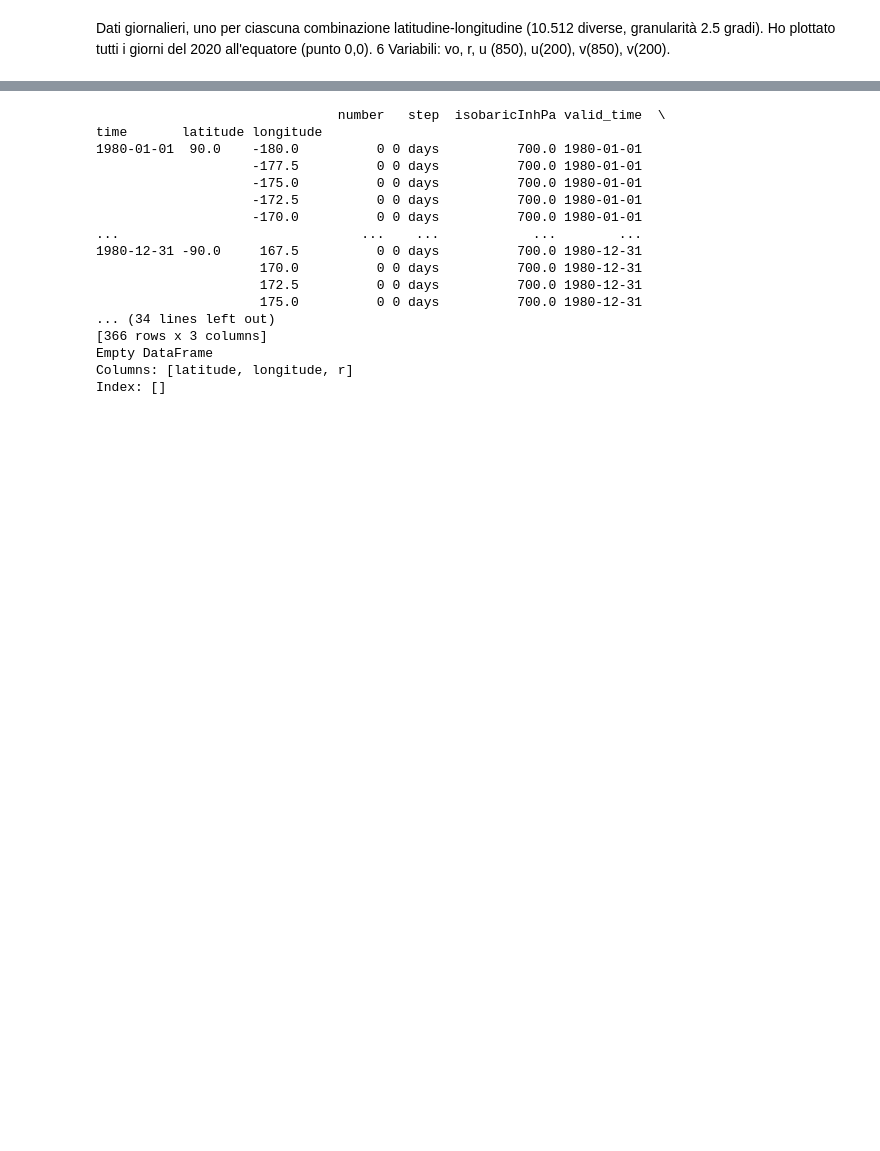
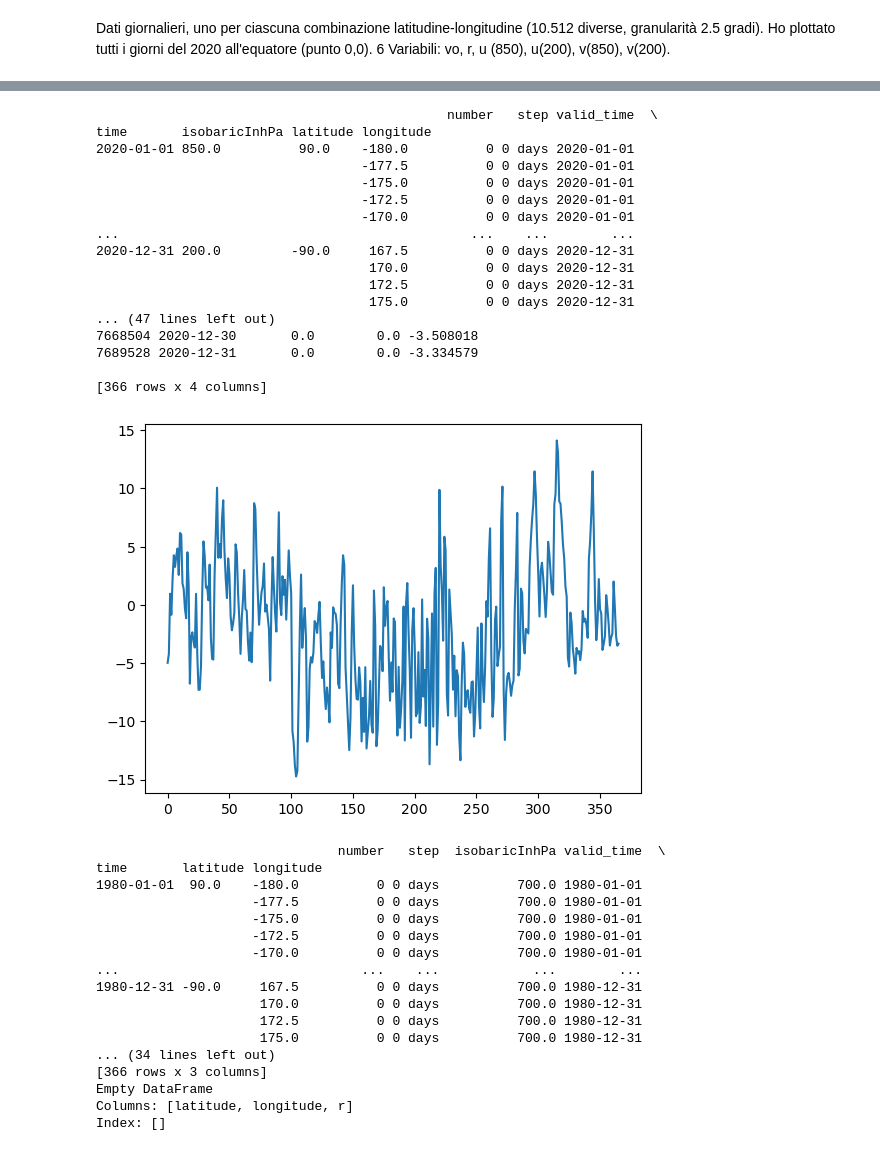
Before and after one commit to PaoloBonettiPolimi/TC, a Jupyter notebook: Paolo/notebooks/2) New Data TC.ipynb, the cells around one changed output, grey strips where cells are left out. Drawn from its saved outputs; the diff is of its cells as text; code cells hidden in the pictures; blank space fills up the shorter version.

```diff
--- a/Paolo/notebooks/2) New Data TC.ipynb
+++ b/Paolo/notebooks/2) New Data TC.ipynb
@@ -68,4 +68,25 @@ Index: []
 [figure]
+# %%
+open_file(path="/Users/paolo/Documents/TC_old/data/data_new_samples/20200101_20201231.grb", eng='cfgrib', backed=True, key='v', multiple=True, multiple_value=200.0)
+# %% [output]
+                                             number   step valid_time  \
+time       isobaricInhPa latitude longitude
+2020-01-01 850.0          90.0    -180.0          0 0 days 2020-01-01
+                                  -177.5          0 0 days 2020-01-01
+                                  -175.0          0 0 days 2020-01-01
+                                  -172.5          0 0 days 2020-01-01
+                                  -170.0          0 0 days 2020-01-01
+...                                             ...    ...        ...
+2020-12-31 200.0         -90.0     167.5          0 0 days 2020-12-31
+                                   170.0          0 0 days 2020-12-31
+                                   172.5          0 0 days 2020-12-31
+                                   175.0          0 0 days 2020-12-31
+... (47 lines left out)
+7668504 2020-12-30       0.0        0.0 -3.508018
+7689528 2020-12-31       0.0        0.0 -3.334579
+
+[366 rows x 4 columns]
+[figure, added]
 # %%
 open_file(path="/Users/paolo/Documents/TC_old/data/data_new_samples/19800101_19801231.grb", eng='cfgrib', backed=True, key='r')
 # %% [output]
```
Also changed, not shown: parts of 7 cells of this notebook, 17 other files.
